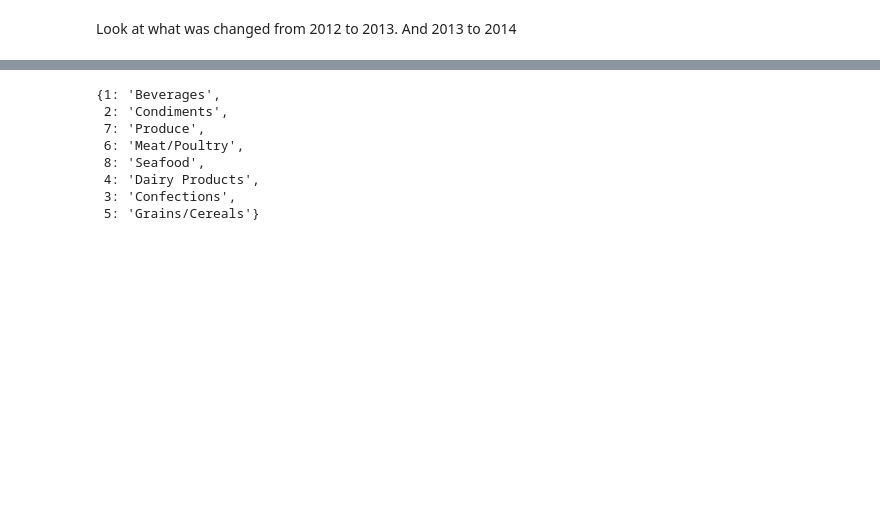
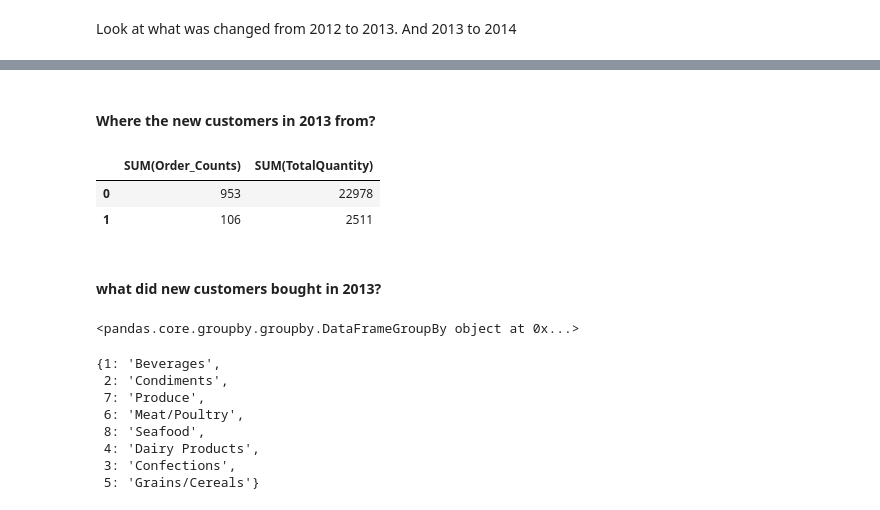
Before and after one commit to YeonjooSmith/dsc-mod-3-project-online-ds-ft-071519, a Jupyter notebook: ProjectDraft1.ipynb, the cells around one changed output, grey strips where cells are left out. Saved outputs shown, nothing was run; the diff lists cells and outputs as text; code cells hidden in the pictures; blank space fills up the shorter version.

```diff
--- a/ProjectDraft1.ipynb
+++ b/ProjectDraft1.ipynb
@@ -579,3 +678,31 @@ Look at what was changed from 2012 to 2013. And 2013 to 2014
+# %% [markdown]
+#### Where the new customers in 2013 from?
+# %%
+year2013= df[df['Year_Order']== 2013]
+q="""SELECT ProductID,
+            ProductName,
+            COUNT(OrderID) as Order_Counts,
+            SUM(Quantity) as TotalQuantity,
+            Discontinued
+     FROM year2013
+     GROUP BY ProductID, ProductName ORDER BY TotalQuantity"""
+discont =pysqldf(q)
+# %%
+q = """SELECT SUM(Order_Counts),SUM(TotalQuantity)
+        FROM discont
+        GROUP BY Discontinued"""
+pysqldf(q)
+# year2013.loc[:,['ProductName','Discontinued']].info()
+# %% [output]
+|  | SUM(Order_Counts) | SUM(TotalQuantity) |
+| 0 | 953 | 22978 |
+| 1 | 106 | 2511 |
+# %% [markdown]
+#### what did new customers bought in 2013?
+# %%
+year2013.groupby('CustomerId')
+# %% [output]
+<pandas.core.groupby.groupby.DataFrameGroupBy object at 0x...>
 # %%
 categories ={}
 for i in list(df['CategoryId'].unique()):
```
Also changed, not shown: parts of 16 cells of this notebook.
